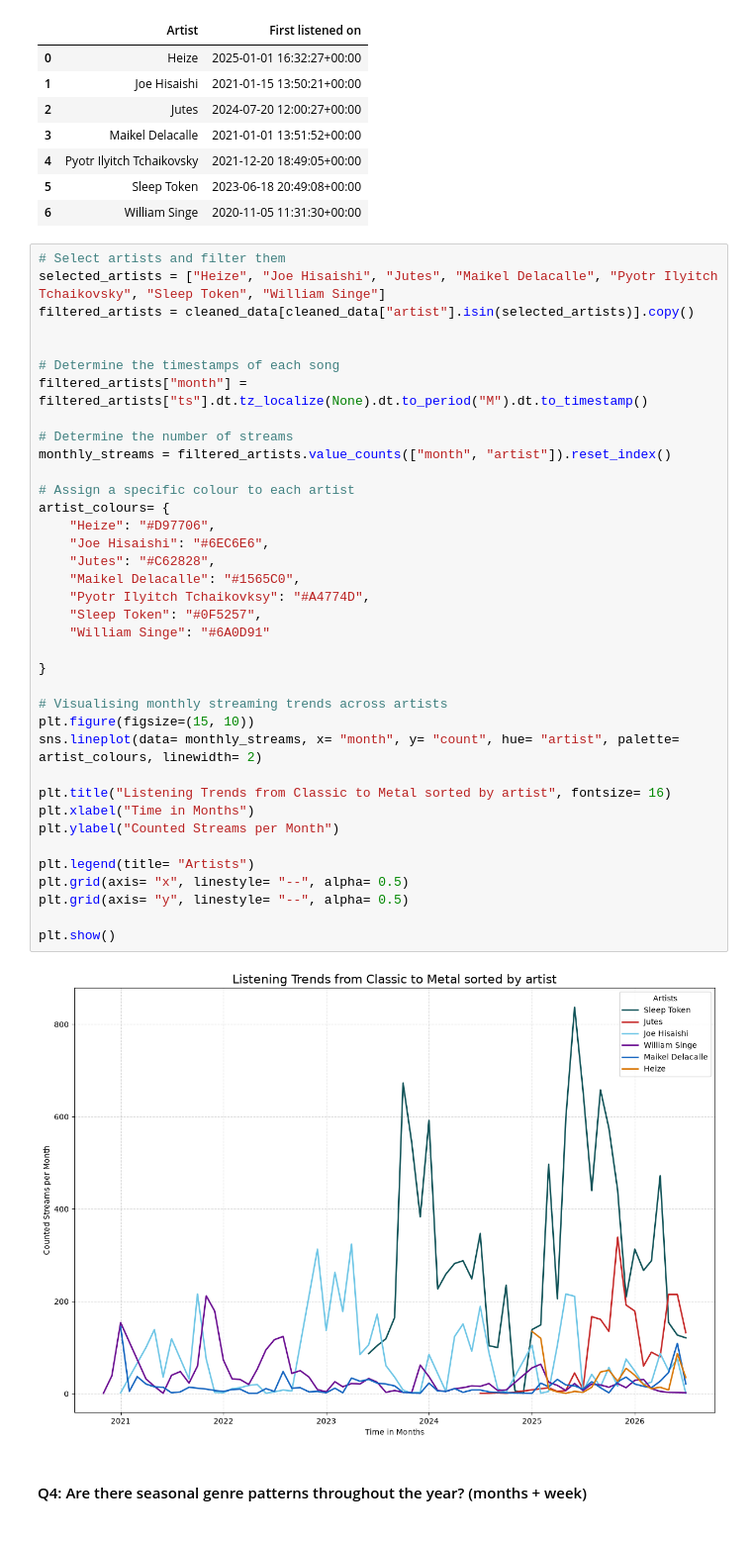
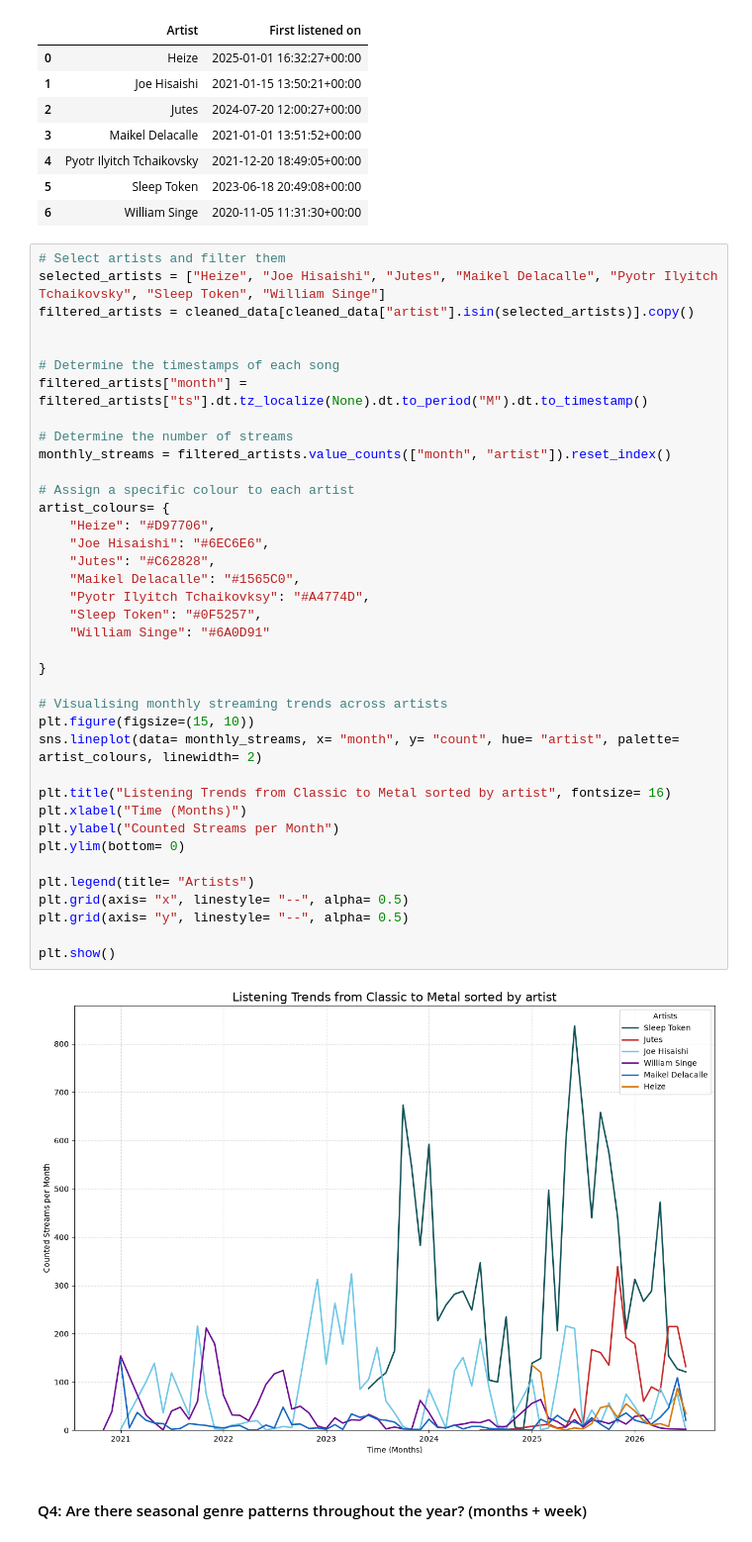
Before and after one commit to alyssa-leuschner/spotify-data-analysis, a Jupyter notebook: spotify_data_analysis.ipynb, the cells around one changed output. Shown at 99% size. Drawn from its saved outputs; the diff is of its cells as text.

```diff
--- a/spotify_data_analysis.ipynb
+++ b/spotify_data_analysis.ipynb
@@ -244,35 +249,36 @@ filtered_artists = cleaned_data[cleaned_data["artist"].isin(selected_artists)].c
 filtered_artists["month"] = filtered_artists["ts"].dt.tz_localize(None).dt.to_period("M").dt.to_timestamp()
 
 # Determine the number of streams
 monthly_streams = filtered_artists.value_counts(["month", "artist"]).reset_index()
 
 # Assign a specific colour to each artist
 artist_colours= {
     "Heize": "#D97706",
     "Joe Hisaishi": "#6EC6E6",
     "Jutes": "#C62828",
     "Maikel Delacalle": "#1565C0",
     "Pyotr Ilyitch Tchaikovksy": "#A4774D",
     "Sleep Token": "#0F5257",
     "William Singe": "#6A0D91"
 
 }
 
 # Visualising monthly streaming trends across artists
 plt.figure(figsize=(15, 10))
 sns.lineplot(data= monthly_streams, x= "month", y= "count", hue= "artist", palette= artist_colours, linewidth= 2)
 
 plt.title("Listening Trends from Classic to Metal sorted by artist", fontsize= 16)
-plt.xlabel("Time in Months")
+plt.xlabel("Time (Months)")
 plt.ylabel("Counted Streams per Month")
+plt.ylim(bottom= 0)
 
 plt.legend(title= "Artists")
 plt.grid(axis= "x", linestyle= "--", alpha= 0.5)
 plt.grid(axis= "y", linestyle= "--", alpha= 0.5)
 
 plt.show()
 # %% [output]
-[figure, old version]
+[figure, new version]
 # %% [markdown]
 #### Q4: Are there seasonal genre patterns throughout the year? (months + week)
 # %%
```
Also changed, not shown: parts of 13 cells of this notebook.
